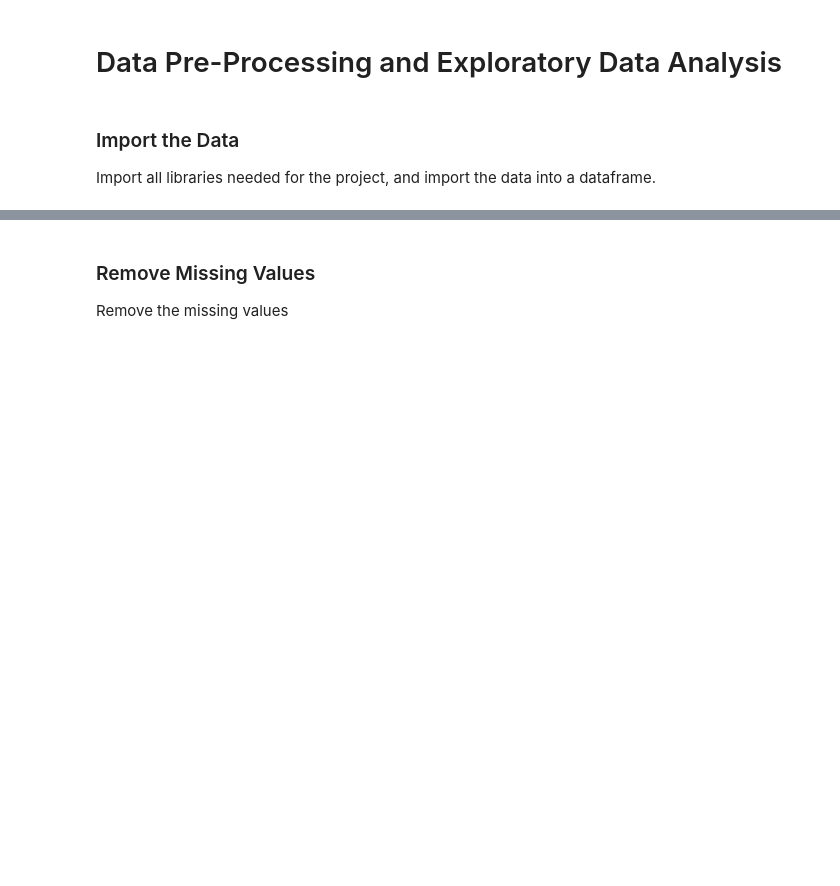
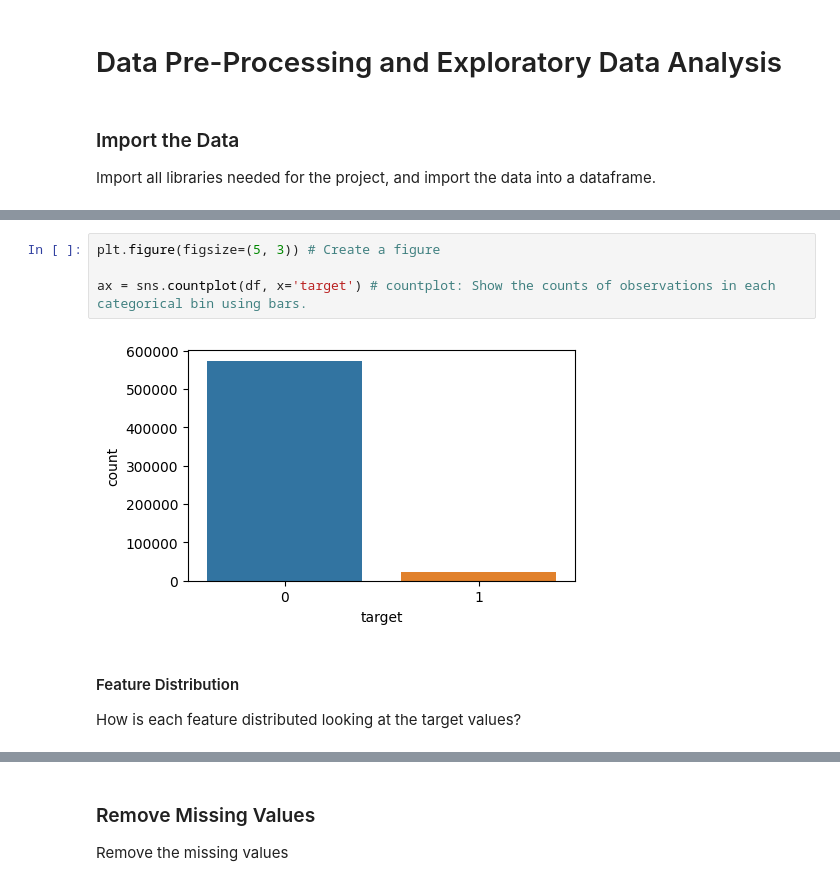
Before and after one commit to lauraschauer/stats-ml-project, a Jupyter notebook: data.ipynb, the cells around one changed output, grey strips where cells are left out. Drawn from its saved outputs; the diff is of its cells as text; blank space fills up the shorter version.

```diff
--- a/data.ipynb
+++ b/data.ipynb
@@ -32,0 +109,10 @@ df.head()
+# %%
+plt.figure(figsize=(5, 3)) # Create a figure
+
+ax = sns.countplot(df, x='target') # countplot: Show the counts of observations in each categorical bin using bars.
+# %% [output]
+[figure, added]
+# %% [markdown]
+#### Feature Distribution
+
+How is each feature distributed looking at the target values?
```
Also changed, not shown: parts of 20 cells of this notebook.
